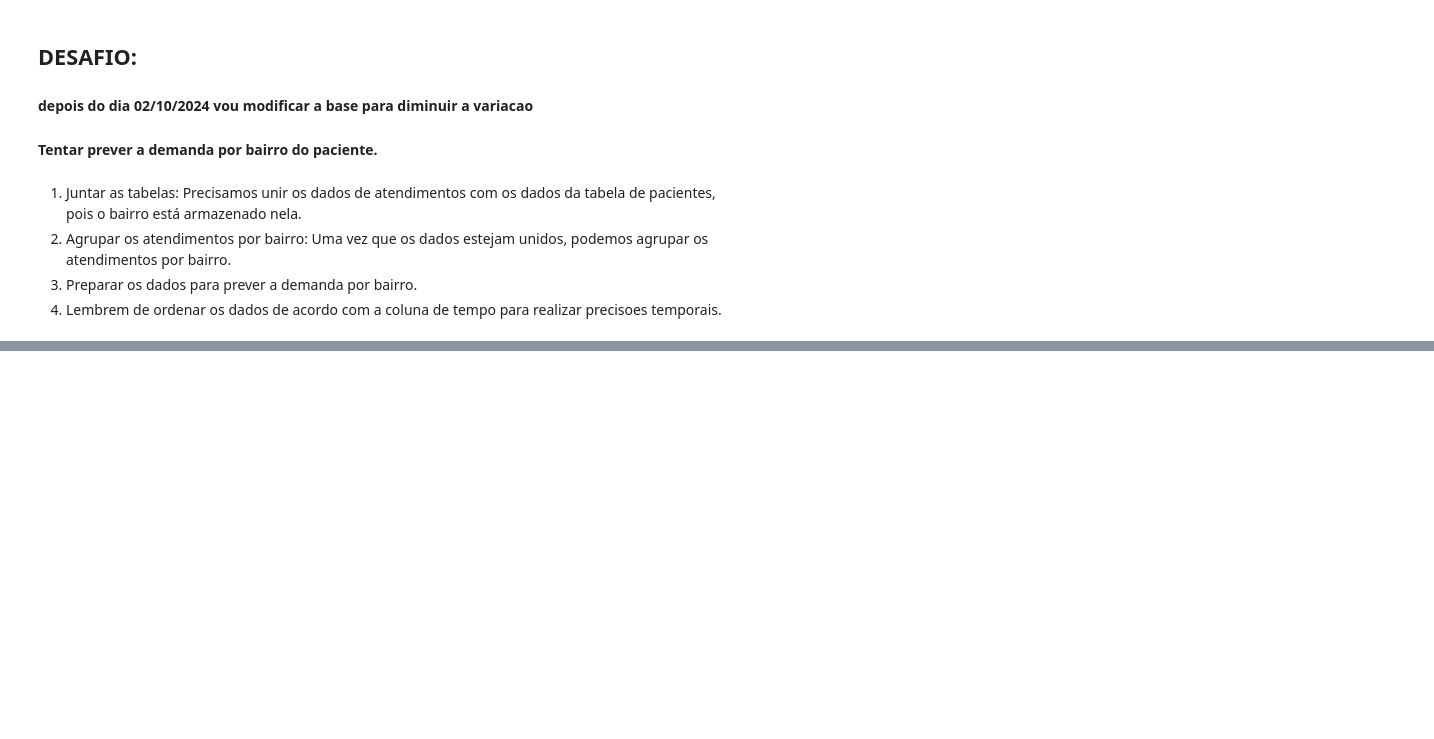
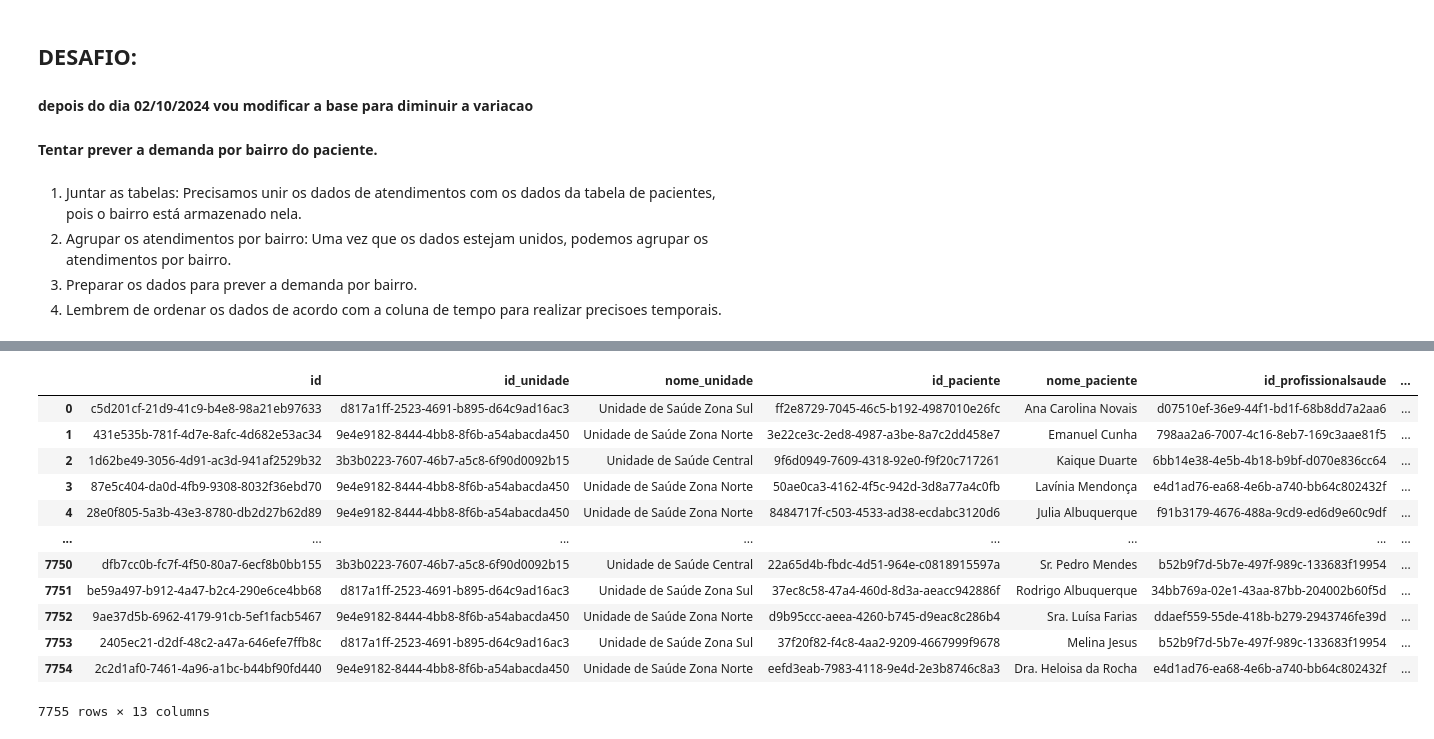
Before and after one commit to maellson/Curso_H2o, a Jupyter notebook: aula_02/analise_tratamento.ipynb, the cells around one changed output, grey strips where cells are left out. Saved outputs shown, nothing was run; the diff lists cells and outputs as text; code cells hidden in the pictures; blank space fills up the shorter version.

```diff
--- a/aula_02/analise_tratamento.ipynb
+++ b/aula_02/analise_tratamento.ipynb
@@ -206,0 +334,16 @@ plt.show()
+# %%
+df_atendimento_geral
+# %% [output]
+|  | id | id_unidade | nome_unidade | id_paciente | nome_paciente | id_profissionalsaude | ... |
+| 0 | c5d201cf-21d9-41c9-b4e8-98a21eb97633 | d817a1ff-2523-4691-b895-d64c9ad16ac3 | Unidade de Saúde Zona Sul | ff2e8729-7045-46c5-b192-4987010e26fc | Ana Carolina Novais | d07510ef-36e9-44f1-bd1f-68b8dd7a2aa6 | ... |
+| 1 | 431e535b-781f-4d7e-8afc-4d682e53ac34 | 9e4e9182-8444-4bb8-8f6b-a54abacda450 | Unidade de Saúde Zona Norte | 3e22ce3c-2ed8-4987-a3be-8a7c2dd458e7 | Emanuel Cunha | 798aa2a6-7007-4c16-8eb7-169c3aae81f5 | ... |
+| 2 | 1d62be49-3056-4d91-ac3d-941af2529b32 | 3b3b0223-7607-46b7-a5c8-6f90d0092b15 | Unidade de Saúde Central | 9f6d0949-7609-4318-92e0-f9f20c717261 | Kaique Duarte | 6bb14e38-4e5b-4b18-b9bf-d070e836cc64 | ... |
+| 3 | 87e5c404-da0d-4fb9-9308-8032f36ebd70 | 9e4e9182-8444-4bb8-8f6b-a54abacda450 | Unidade de Saúde Zona Norte | 50ae0ca3-4162-4f5c-942d-3d8a77a4c0fb | Lavínia Mendonça | e4d1ad76-ea68-4e6b-a740-bb64c802432f | ... |
+| 4 | 28e0f805-5a3b-43e3-8780-db2d27b62d89 | 9e4e9182-8444-4bb8-8f6b-a54abacda450 | Unidade de Saúde Zona Norte | 8484717f-c503-4533-ad38-ecdabc3120d6 | Julia Albuquerque | f91b3179-4676-488a-9cd9-ed6d9e60c9df | ... |
+| ... | ... | ... | ... | ... | ... | ... | ... |
+| 7750 | dfb7cc0b-fc7f-4f50-80a7-6ecf8b0bb155 | 3b3b0223-7607-46b7-a5c8-6f90d0092b15 | Unidade de Saúde Central | 22a65d4b-fbdc-4d51-964e-c0818915597a | Sr. Pedro Mendes | b52b9f7d-5b7e-497f-989c-133683f19954 | ... |
+| 7751 | be59a497-b912-4a47-b2c4-290e6ce4bb68 | d817a1ff-2523-4691-b895-d64c9ad16ac3 | Unidade de Saúde Zona Sul | 37ec8c58-47a4-460d-8d3a-aeacc942886f | Rodrigo Albuquerque | 34bb769a-02e1-43aa-87bb-204002b60f5d | ... |
+| 7752 | 9ae37d5b-6962-4179-91cb-5ef1facb5467 | 9e4e9182-8444-4bb8-8f6b-a54abacda450 | Unidade de Saúde Zona Norte | d9b95ccc-aeea-4260-b745-d9eac8c286b4 | Sra. Luísa Farias | ddaef559-55de-418b-b279-2943746fe39d | ... |
+| 7753 | 2405ec21-d2df-48c2-a47a-646efe7ffb8c | d817a1ff-2523-4691-b895-d64c9ad16ac3 | Unidade de Saúde Zona Sul | 37f20f82-f4c8-4aa2-9209-4667999f9678 | Melina Jesus | b52b9f7d-5b7e-497f-989c-133683f19954 | ... |
+| 7754 | 2c2d1af0-7461-4a96-a1bc-b44bf90fd440 | 9e4e9182-8444-4bb8-8f6b-a54abacda450 | Unidade de Saúde Zona Norte | eefd3eab-7983-4118-9e4d-2e3b8746c8a3 | Dra. Heloisa da Rocha | e4d1ad76-ea68-4e6b-a740-bb64c802432f | ... |
+7755 rows × 13 columns
```
Also changed, not shown: parts of 23 cells of this notebook, 14 other files.
